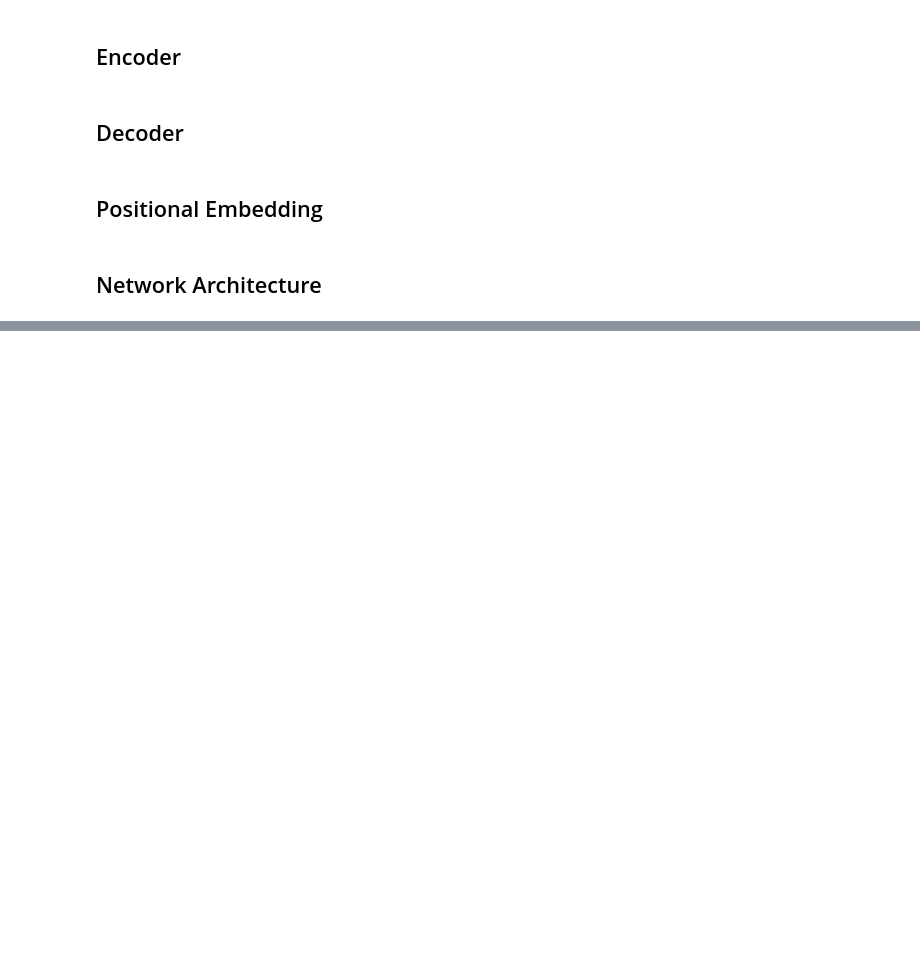
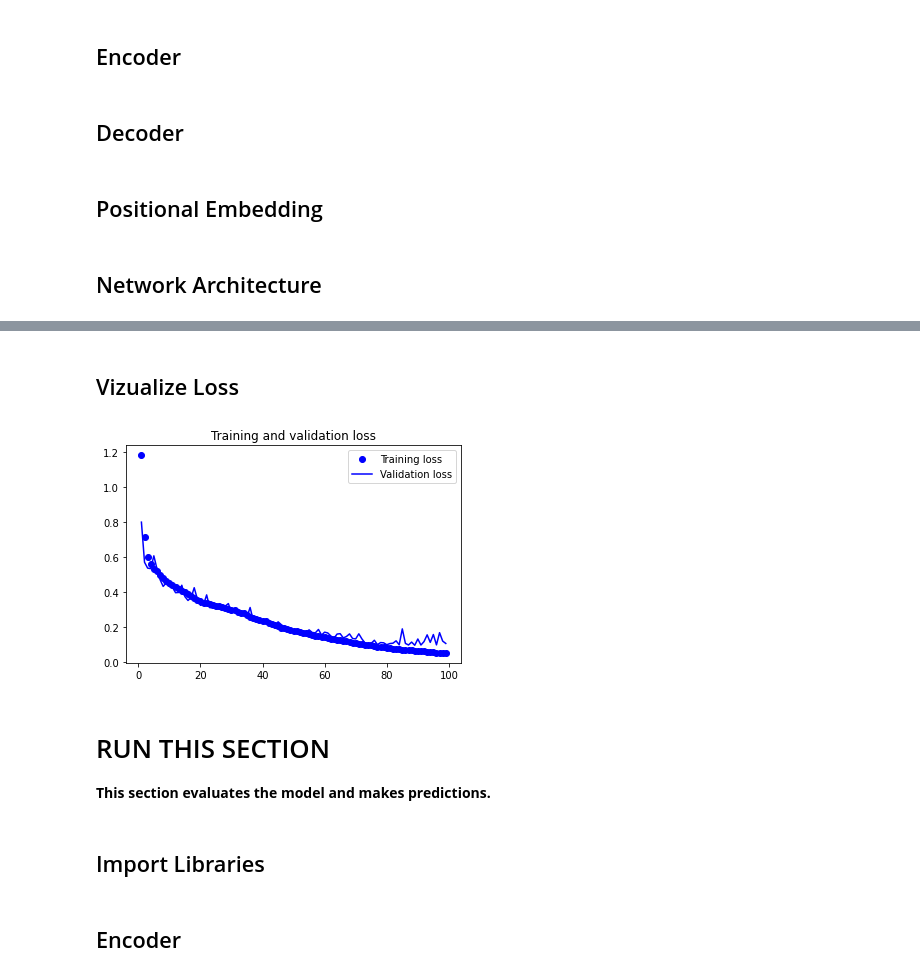
Before and after one commit to diegosol127/CSCE-636-Deep-Learning, a Jupyter notebook: Homework/CSCE_636_Proj02_Sol.ipynb, the cells around one changed output, grey strips where cells are left out. Drawn from its saved outputs; the diff is of its cells as text; code cells hidden in the pictures; blank space fills up the shorter version.

```diff
--- a/Homework/CSCE_636_Proj02_Sol.ipynb
+++ b/Homework/CSCE_636_Proj02_Sol.ipynb
@@ -227,0 +251,19 @@ transformer = keras.Model([encoder_inputs, decoder_inputs], decoder_outputs)
+# %%
+transformer.compile(
+    optimizer="rmsprop",
+    loss="sparse_categorical_crossentropy",
+    metrics=["accuracy"])
+
+callbacks = [
+    keras.callbacks.ModelCheckpoint(
+        filepath="/content/drive/MyDrive/Colab Notebooks/CSCE_636_Project_2/transformer.keras",
+        save_best_only=True,
+        monitor="val_loss"),
+    keras.callbacks.EarlyStopping(
+        monitor="val_loss",
+        patience=10,
+        verbose=1,
+        restore_best_weights=True)
+]
+
+history = transformer.fit(x=[train_input,train_output_start],y=train_output_end,epochs=100,batch_size=64,validation_split=.2,callbacks=callbacks)
@@ -227,0 +288,20 @@ transformer = keras.Model([encoder_inputs, decoder_inputs], decoder_outputs)
+# %% [markdown]
+## Vizualize Loss
+# %%
+loss = history.history["loss"]
+val_loss = history.history["val_loss"]
+epochs = range(1, len(loss) + 1)
+plt.figure()
+plt.plot(epochs, loss, "bo", label="Training loss")
+plt.plot(epochs, val_loss, "b", label="Validation loss")
+plt.title("Training and validation loss")
+plt.legend()
+plt.show()
+# %% [output]
+[figure, added]
+# %% [markdown]
+# RUN THIS SECTION
+
+**This section evaluates the model and makes predictions.**
+# %% [markdown]
+## Import Libraries
@@ -227,0 +316,2 @@ transformer = keras.Model([encoder_inputs, decoder_inputs], decoder_outputs)
+# %% [markdown]
+## Encoder
```
Also changed, not shown: parts of 22 cells of this notebook.
